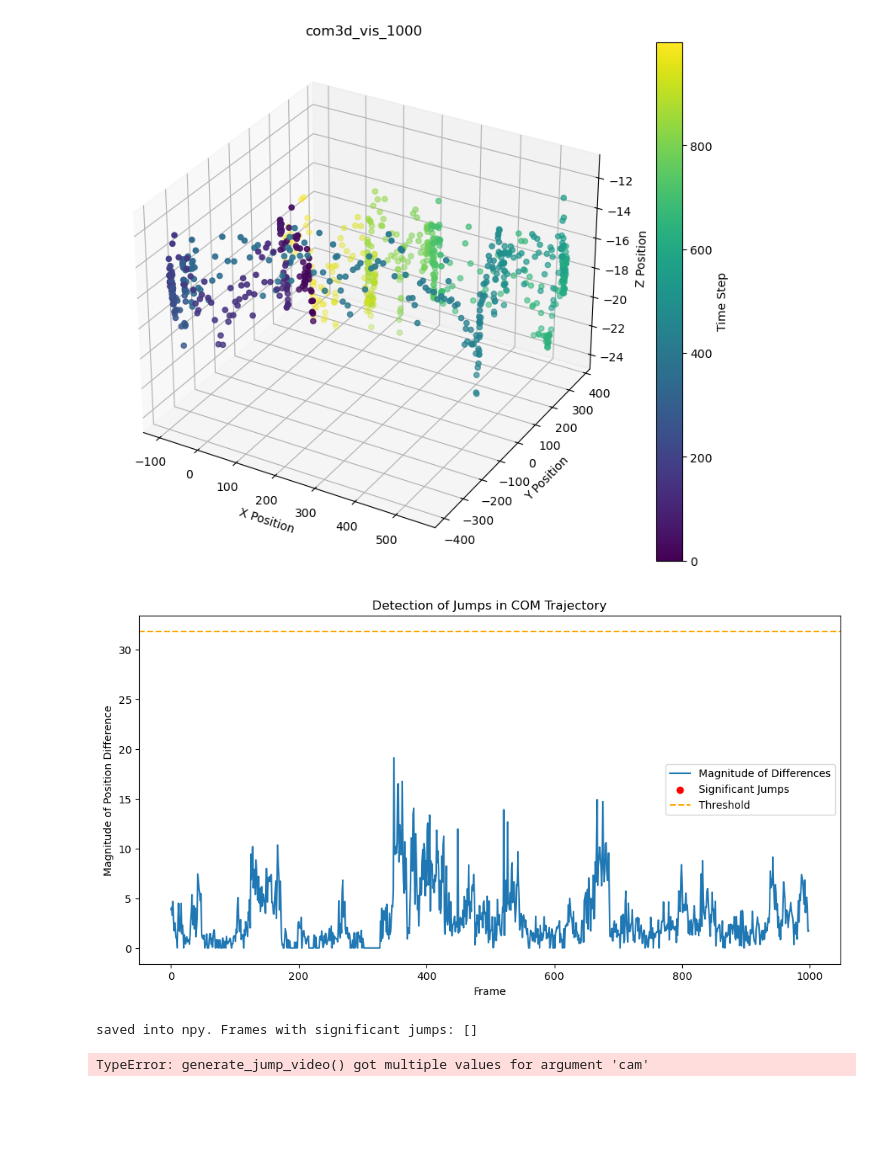
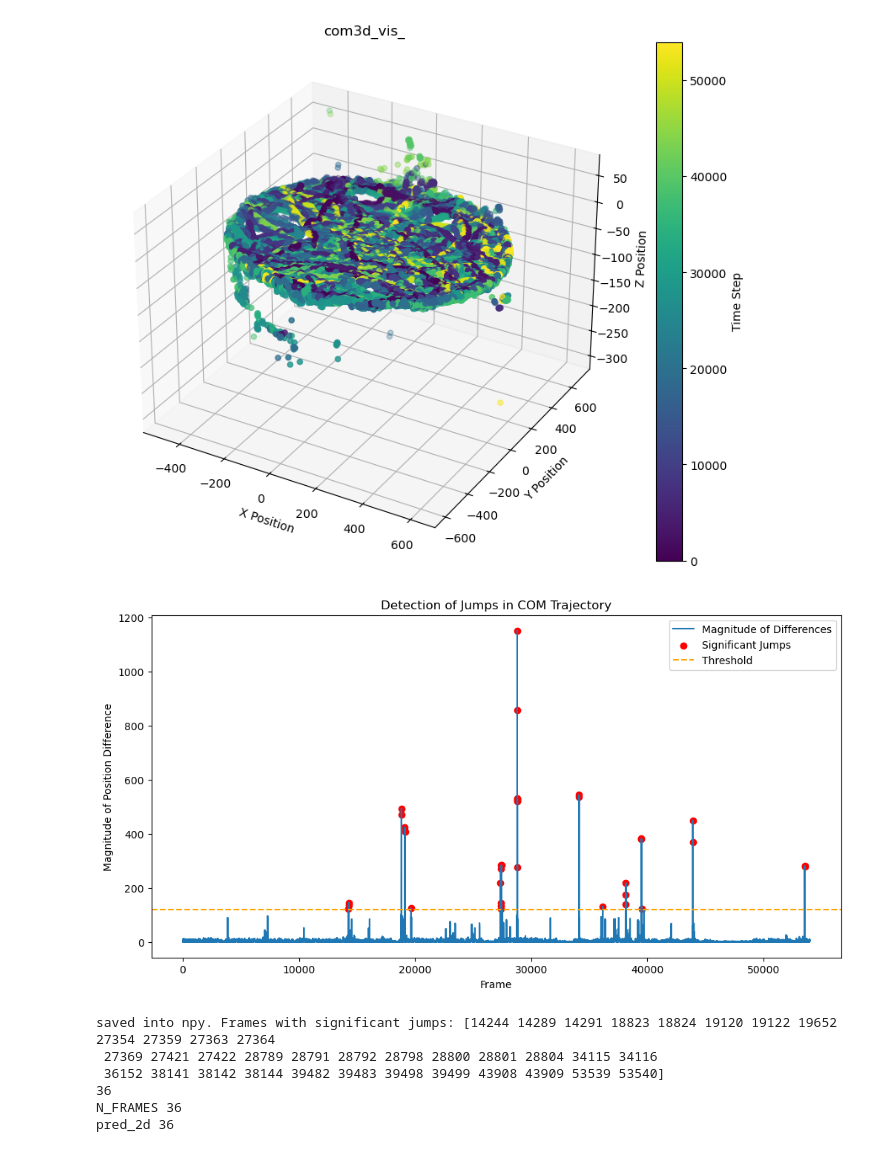
Before and after one commit to gadsfly/BBOP, a Jupyter notebook: exe_single.ipynb, the cells around one changed output. Drawn from its saved outputs; the diff is of its cells as text; code cells hidden in the pictures; blank space fills up the shorter version.

```diff
--- a/exe_single.ipynb
+++ b/exe_single.ipynb
@@ -13,36 +13,40 @@ from utlis.com_traga_utlis import load_data, plot_3d_trajectory#*
 # %%
 weired_folders = [
     # "/hpc/group/tdunn/Bryan_Rigs/BigOpenField/24summ/2024_07_03/1691486_left_right_caffeine_1448",
     # "/hpc/group/tdunn/Bryan_Rigs/BigOpenField/24summ/2024_07_03/1691486_left_caffeine_1051",
-    "/home/lq53/mir_data/24summ/2024_07_10/1691485_no_hole_habituation_13_59"
+    # "/home/lq53/mir_data/24summ/2024_07_10/1691485_no_hole_habituation_13_59"
+    "/home/lq53/mir_data/24summ/2024_06_26/1686940_left"
 ]
 
 for wie in weired_folders:
-
-    com_foler = os.path.join(wie, 'COM_sid_final/predict_results')
-    com_path = os.path.join(com_foler, 'com3d0.mat')
+    # /home/lq53/mir_data/24summ/2024_06_26/1686940_left/COM_df/predict_results//vis/vis_combined_Camera2_1000_from_0.mp4
+    com_foler = os.path.join(wie, 'COM_df/predict_results/df_labels_240809_mir_full')
+    com_path = os.path.join(com_foler, 'com3d.mat')
     com_folder_save = os.path.join(com_foler, 'vis')
     if not os.path.exists(com_folder_save):
         os.makedirs(com_folder_save)
-    graph_title = "com3d_vis_1000"
+    graph_title = "com3d_vis_"
 
     com_data = load_data(com_path)
 
     plot_3d_trajectory(com_data, graph_title, com_folder_save)
-    # jump_indices = detect_jumps(com_data, com_folder_save)
+    jump_indices = detect_jumps(com_data, com_folder_save)
 
     # # # produce video, which is not necessary if not labeling more com to detect what's wrong
 
 
-    # save_path = com_folder_save # os.path.join(com_foler, 'vis') #os.path.join(pred_path, 'vis')
-    # # if not os.path.exists(save_path):
-    # #     os.makedirs(save_path)
-    # base_folder = wie
-    # base_base_folder = os.path.dirname(base_folder)
-
-    # generate_jump_video(com_data, base_base_folder, base_folder, jump_indices, graph_title, save_path, cam='Camera1')
+    save_path = com_folder_save # os.path.join(com_foler, 'vis') #os.path.join(pred_path, 'vis')
+    # if not os.path.exists(save_path):
+    #     os.makedirs(save_path)
+    base_folder = wie
+    base_base_folder = os.path.dirname(base_folder)
+    generate_jump_video(com_data, base_folder, jump_indices, graph_title, save_path, cam='Camera1')
 # %% [output]
-[figure, old version]
+[figure, new version]
-[figure, old version]
+[figure, new version]
-saved into npy. Frames with significant jumps: []
+saved into npy. Frames with significant jumps: [14244 14289 14291 18823 18824 19120 19122 19652 27354 27359 27363 27364
+ 27369 27421 27422 28789 28791 28792 28798 28800 28801 28804 34115 34116
+ 36152 38141 38142 38144 39482 39483 39498 39499 43908 43909 53539 53540]
+36
+N_FRAMES 36
+pred_2d 36
-TypeError: generate_jump_video() got multiple values for argument 'cam'
```
Also changed, not shown: parts of 2 cells of this notebook, 3 other files.
